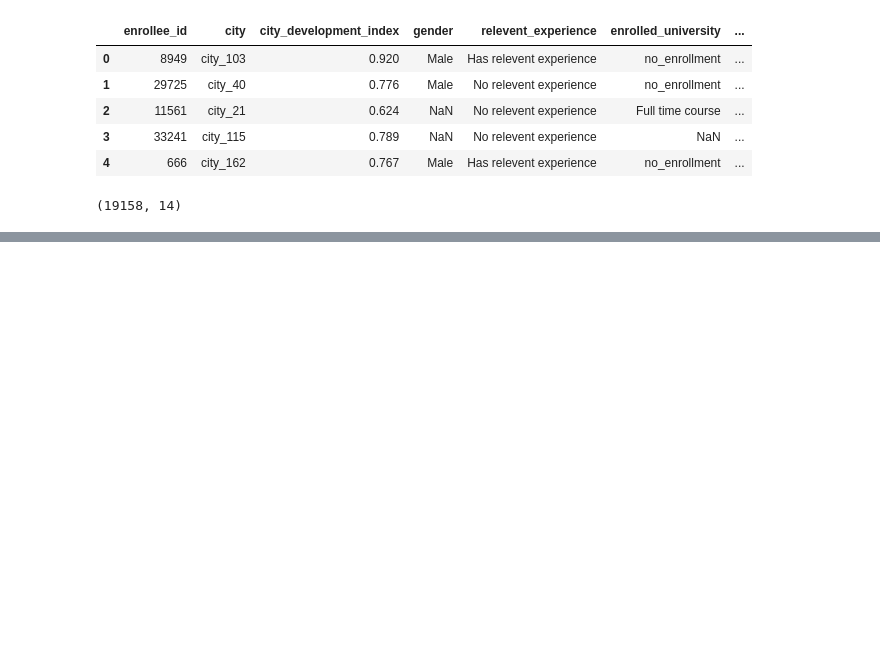
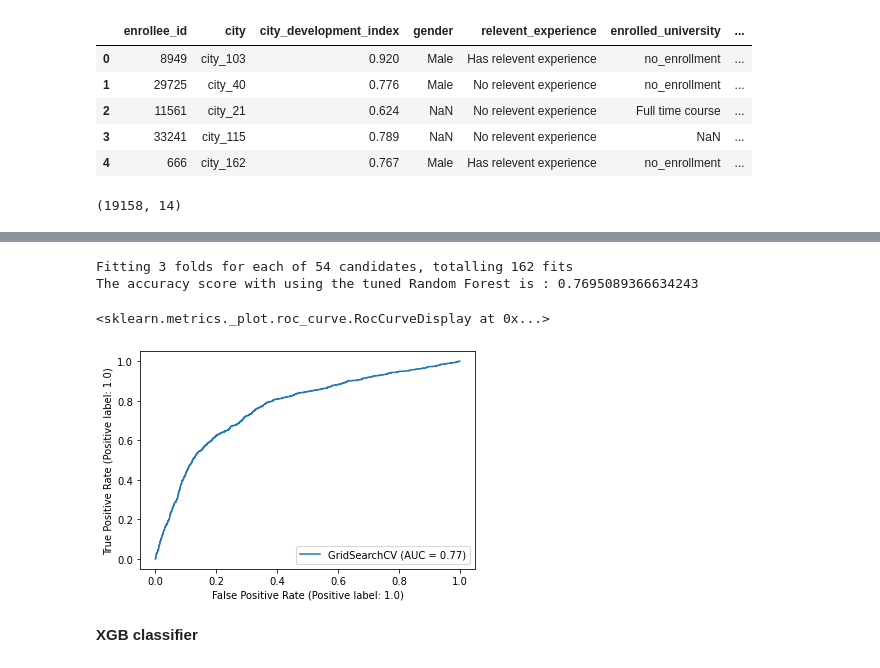
Before and after one commit to clytaemnestra/4iz565_binary_classification, a Jupyter notebook: classification.ipynb, the cells around one changed output, grey strips where cells are left out. Saved outputs shown, nothing was run; the diff lists cells and outputs as text; code cells hidden in the pictures; blank space fills up the shorter version.

```diff
--- a/classification.ipynb
+++ b/classification.ipynb
@@ -304,0 +381,7 @@ print(thresholds)
+# %%
+rfc = RandomForestClassifier(n_estimators = 50, class_weight = {0:1, 1:4})
+rfc.fit(X_ros, y_ros)
+y_pred_rfc = rfc.predict(X_test)
+
+print(classification_report(y_test, y_pred_rfc))
+print('The accuracy score with using the Random Forest is :',accuracy_score(y_test,y_pred_rfc))
@@ -304,0 +399,19 @@ print(thresholds)
+# %%
+params = {'max_leaf_nodes': list(range(2, 20)), 'min_samples_split': [2, 3, 4]}
+grid_search_cv = GridSearchCV(RandomForestClassifier(random_state=42), params, verbose=1, cv=3)
+grid_search_cv.fit(X_ros, y_ros)
+
+grid_search_cv.best_estimator_
+grid_search_cv.best_params_
+rf_accuracy = grid_search_cv.best_score_
+print('The accuracy score with using the tuned Random Forest is :',rf_accuracy)
+# %% [output]
+Fitting 3 folds for each of 54 candidates, totalling 162 fits
+The accuracy score with using the tuned Random Forest is : 0.7695089366634243
+# %%
+plot_roc_curve(grid_search_cv, X_test, y_test)
+# %% [output]
+<sklearn.metrics._plot.roc_curve.RocCurveDisplay at 0x...>
+[figure, added]
+# %% [markdown]
+**XGB classifier**
```
Also changed, not shown: parts of 95 cells of this notebook.
